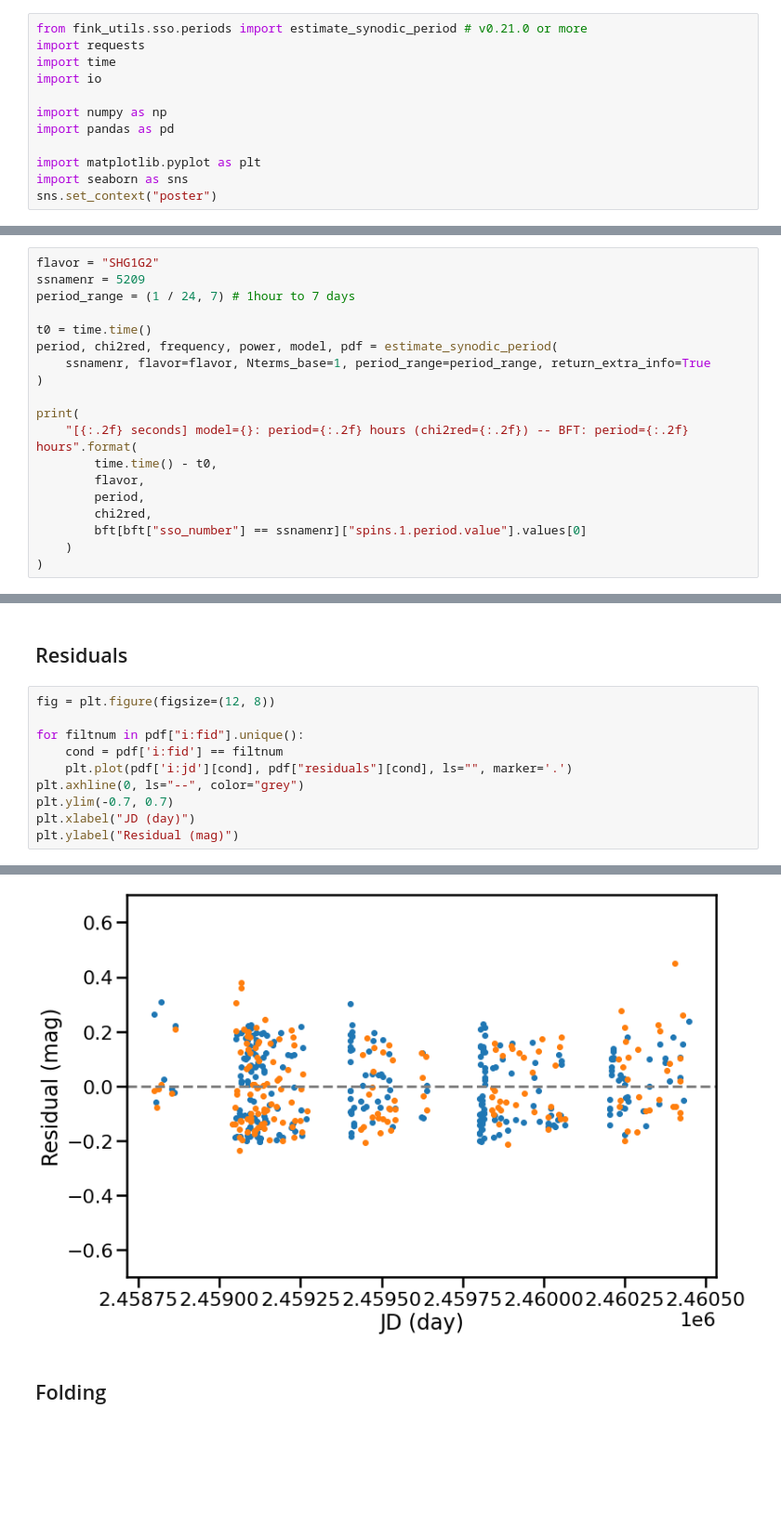
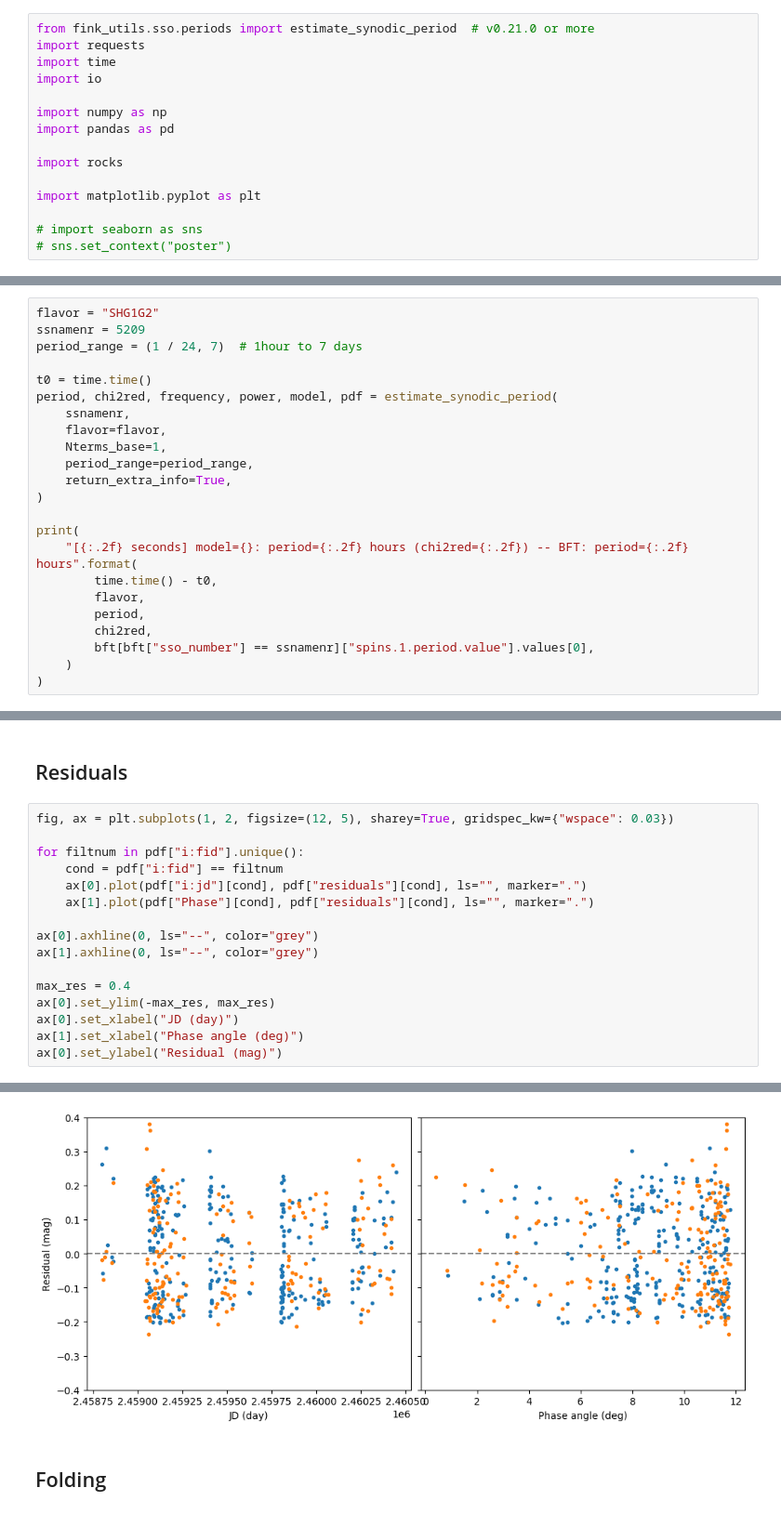
Before and after one commit to astrolabsoftware/fink-spins, a Jupyter notebook: notebooks/periods/fit_period.ipynb, the cells around one changed output, grey strips where cells are left out. Shown at 93% size. Cells and saved outputs as stored; diff of their text form; blank space fills up the shorter version.

```diff
--- a/notebooks/periods/fit_period.ipynb
+++ b/notebooks/periods/fit_period.ipynb
@@ -1,5 +1,5 @@
 # %%
-from fink_utils.sso.periods import estimate_synodic_period # v0.21.0 or more
+from fink_utils.sso.periods import estimate_synodic_period  # v0.21.0 or more
 import requests
 import time
 import io
@@ -7,6 +7,9 @@ import io
 import numpy as np
 import pandas as pd
 
+import rocks
+
 import matplotlib.pyplot as plt
-import seaborn as sns
-sns.set_context("poster")
+
+# import seaborn as sns
+# sns.set_context("poster")
@@ -31,11 +84,15 @@ elif bft_source == 'net':
 # %%
 flavor = "SHG1G2"
 ssnamenr = 5209
-period_range = (1 / 24, 7) # 1hour to 7 days
+period_range = (1 / 24, 7)  # 1hour to 7 days
 
 t0 = time.time()
 period, chi2red, frequency, power, model, pdf = estimate_synodic_period(
-    ssnamenr, flavor=flavor, Nterms_base=1, period_range=period_range, return_extra_info=True
+    ssnamenr,
+    flavor=flavor,
+    Nterms_base=1,
+    period_range=period_range,
+    return_extra_info=True,
 )
 
 print(
@@ -44,7 +101,7 @@ print(
         flavor,
         period,
         chi2red,
-        bft[bft["sso_number"] == ssnamenr]["spins.1.period.value"].values[0]
+        bft[bft["sso_number"] == ssnamenr]["spins.1.period.value"].values[0],
     )
 )
 # %% [output]
@@ -52,18 +126,24 @@ print(
 # %% [markdown]
 ## Residuals
 # %%
-fig = plt.figure(figsize=(12, 8))
+fig, ax = plt.subplots(1, 2, figsize=(12, 5), sharey=True, gridspec_kw={"wspace": 0.03})
 
 for filtnum in pdf["i:fid"].unique():
-    cond = pdf['i:fid'] == filtnum
-    plt.plot(pdf['i:jd'][cond], pdf["residuals"][cond], ls="", marker='.')
-plt.axhline(0, ls="--", color="grey")
-plt.ylim(-0.7, 0.7)
-plt.xlabel("JD (day)")
-plt.ylabel("Residual (mag)")
+    cond = pdf["i:fid"] == filtnum
+    ax[0].plot(pdf["i:jd"][cond], pdf["residuals"][cond], ls="", marker=".")
+    ax[1].plot(pdf["Phase"][cond], pdf["residuals"][cond], ls="", marker=".")
+
+ax[0].axhline(0, ls="--", color="grey")
+ax[1].axhline(0, ls="--", color="grey")
+
+max_res = 0.4
+ax[0].set_ylim(-max_res, max_res)
+ax[0].set_xlabel("JD (day)")
+ax[1].set_xlabel("Phase angle (deg)")
+ax[0].set_ylabel("Residual (mag)")
 # %% [output]
 Text(0, 0.5, 'Residual (mag)')
-[figure, old version]
+[figure, new version]
 # %% [markdown]
 ## Folding
 # %%
```
Also changed, not shown: parts of 9 cells of this notebook, 5 other files.
